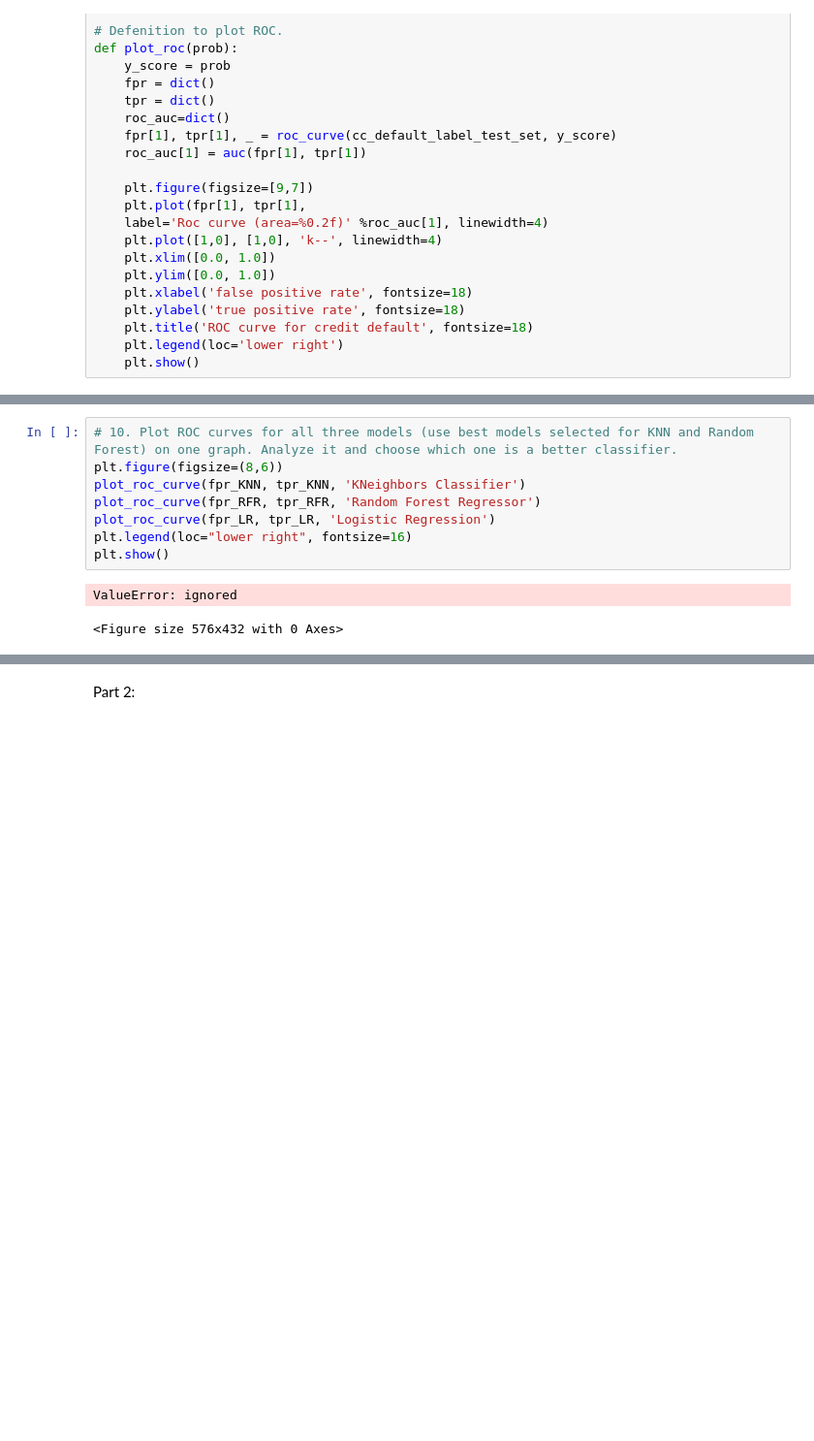
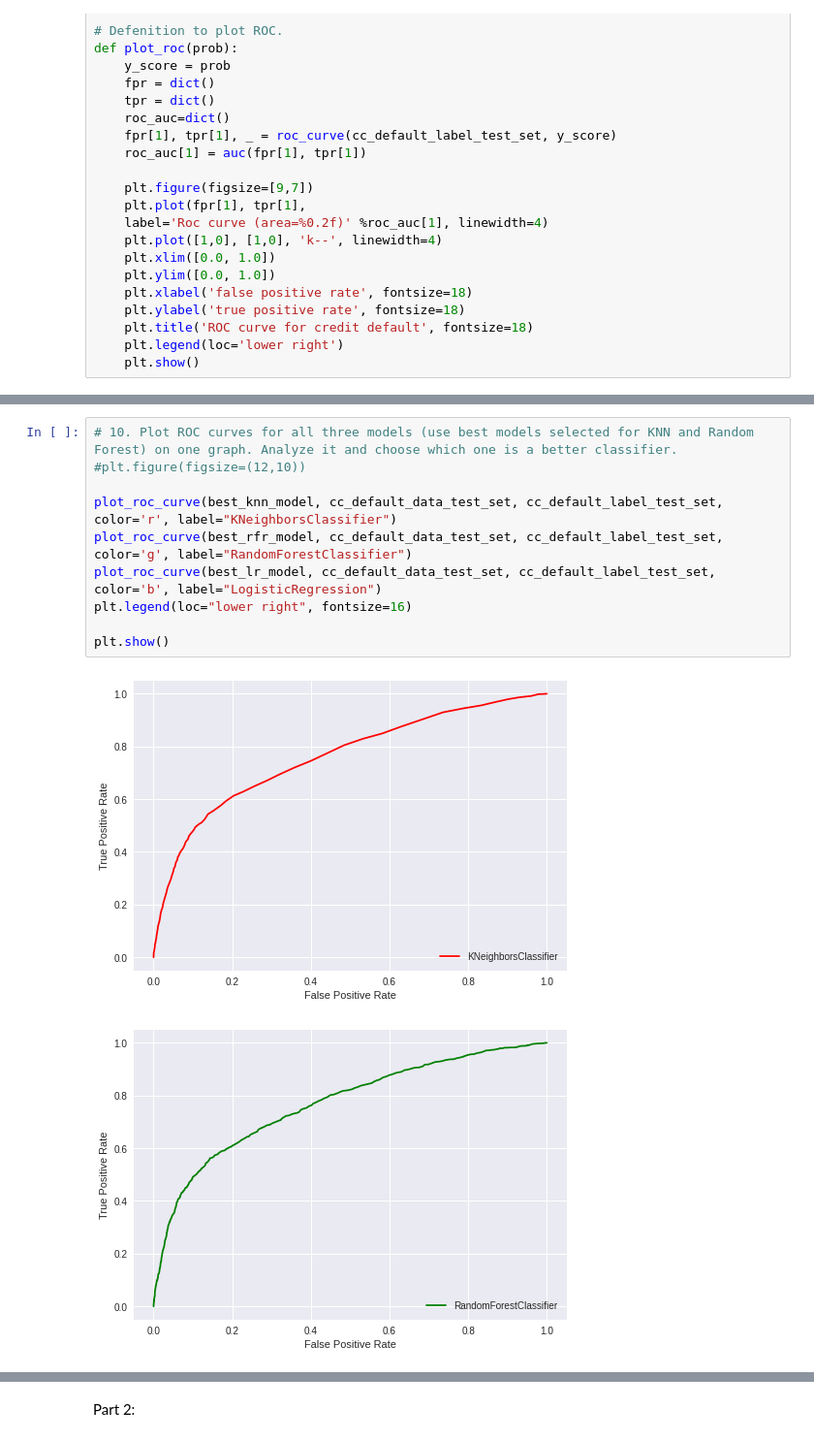
Before and after one commit to drwatson93/Default-of-Credit-Card-Clients-Classification-Model, a Jupyter notebook: Assigment_2.ipynb, the cells around one changed output, grey strips where cells are left out. Shown at 97% size. Drawn from its saved outputs; the diff is of its cells as text; blank space fills up the shorter version.

```diff
--- a/Assigment_2.ipynb
+++ b/Assigment_2.ipynb
@@ -399,11 +408,13 @@ ValueError: ignored
 # %%
 # 10. Plot ROC curves for all three models (use best models selected for KNN and Random Forest) on one graph. Analyze it and choose which one is a better classifier.
-plt.figure(figsize=(8,6))
-plot_roc_curve(fpr_KNN, tpr_KNN, 'KNeighbors Classifier')
-plot_roc_curve(fpr_RFR, tpr_RFR, 'Random Forest Regressor')
-plot_roc_curve(fpr_LR, tpr_LR, 'Logistic Regression')
+#plt.figure(figsize=(12,10))
+
+plot_roc_curve(best_knn_model, cc_default_data_test_set, cc_default_label_test_set, color='r', label="KNeighborsClassifier")
+plot_roc_curve(best_rfr_model, cc_default_data_test_set, cc_default_label_test_set, color='g', label="RandomForestClassifier")
+plot_roc_curve(best_lr_model, cc_default_data_test_set, cc_default_label_test_set, color='b', label="LogisticRegression")
 plt.legend(loc="lower right", fontsize=16)
+
 plt.show()
 # %% [output]
-ValueError: ignored
-<Figure size 576x432 with 0 Axes>
+[figure, added]
+[figure, added]
```
Also changed, not shown: parts of 18 cells of this notebook.
